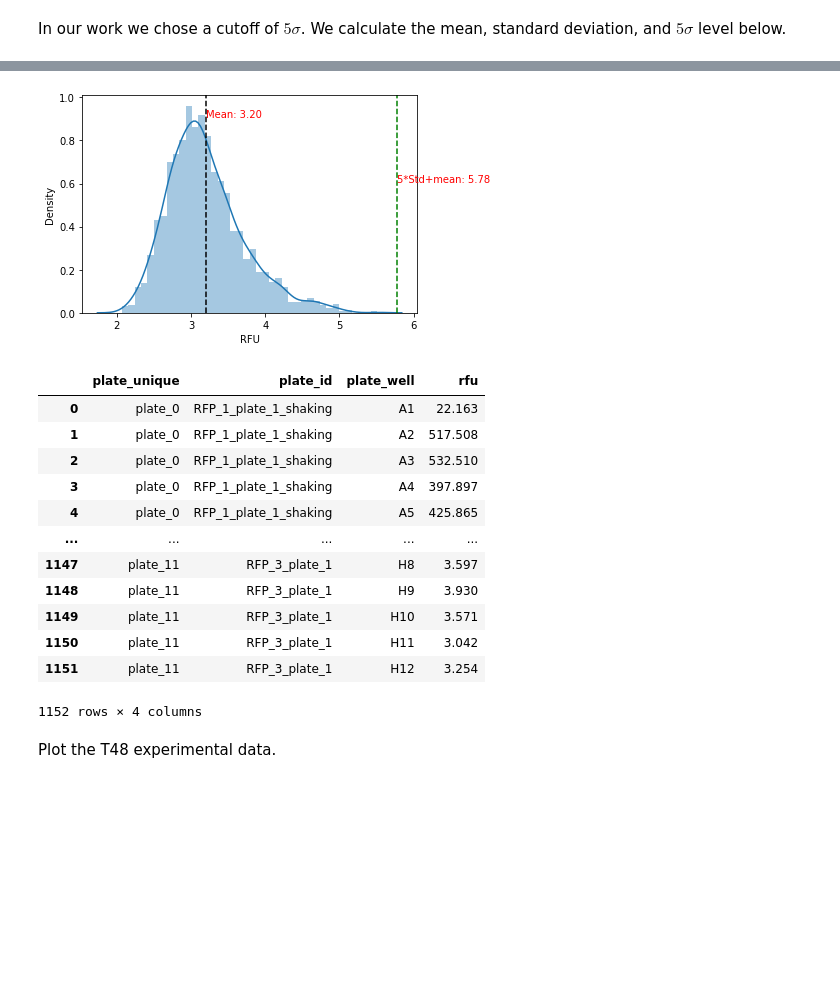
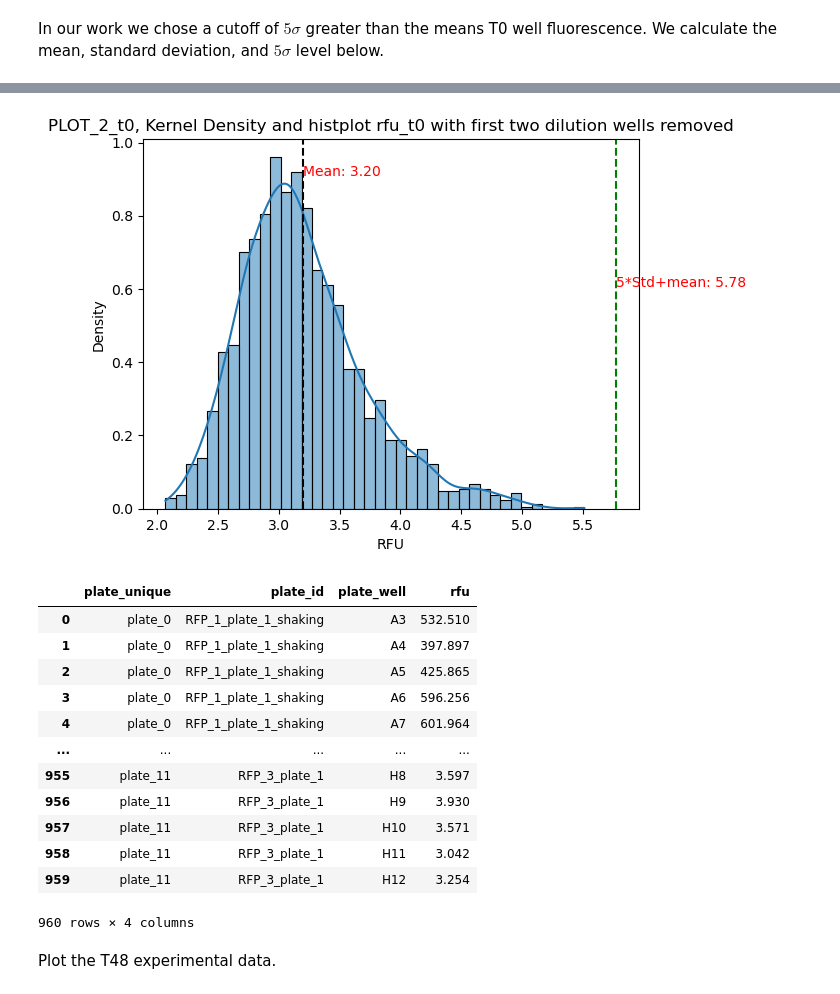
Before and after one commit to USDA-ARS-GBRU/MicroMPN_data-files, a Jupyter notebook: Determining_Threshold_AR.ipynb, the cells around one changed output, grey strips where cells are left out. Drawn from its saved outputs; the diff is of its cells as text; code cells hidden in the pictures; blank space fills up the shorter version.

```diff
--- a/Determining_Threshold_AR.ipynb
+++ b/Determining_Threshold_AR.ipynb
@@ -36,5 +34,6 @@ import itertools
 # %%
 # import T0 data file
-df_t0 = pd.read_csv('example_t0_rfu.csv')
-print("Shape of dataframe df_t0:", df_t0.shape)
+
+df_t0 = pd.read_csv('SpectraMax_output_to_column_format/example_t0_rfu.csv')
+df_t0
 # %% [output]
@@ -124,0 +66,16 @@ After removing the first dilutions the T0 data is cleaner.
+# %%
+def filter_wells(df: pd.DataFrame) -> pd.DataFrame:
+    """ Filter wells in columns 1 and 2 from the data
+
+        Input:
+            df:  a data frame with wells to be filtered
+
+        Returns:
+            A filtered pandas data frame
+    """
+    patternDel = "^[a-zA-Z](1|2)$"
+    filter = df['plate_well'].str.contains(patternDel)
+    return df[~filter].reset_index(drop=True)
+# %%
+df_t0cd = filter_wells(df_t0)
+df_t0cd
@@ -125,23 +96,24 @@ After removing the first dilutions the T0 data is cleaner.
 # %% [markdown]
-In our work we chose a cutoff of $5\sigma$. We calculate the mean, standard deviation, and $5\sigma$ level below.
+In our work we chose a cutoff of $5\sigma$ greater than the means T0 well fluorescence. We calculate the mean, standard deviation, and $5\sigma$ level below.
 # %%
-# PLOT_3_t0
+# PLOT_2_t0
+
 # calculate standard deviations
 mean_value_t0 = np.mean(df_t0cd["rfu"])
 print("the mean value is", mean_value_t0)
 
 std_dev_t0 = np.std(df_t0cd["rfu"])
-
 print("the standard deviation is", std_dev_t0)
 
 lower_limit_t0 = mean_value_t0 - (5*std_dev_t0)
 upper_limit_t0 = mean_value_t0 + (5*std_dev_t0)
-
 print("lower limit is", lower_limit_t0)
 print("upper limit is", upper_limit_t0)
 
 #add mean value and 5X the standard deviation to plot
-sns.distplot(df_t0cd["rfu"],bins = 40, kde=True)
+sns.histplot(
+    df_t0cd["rfu"], kde=True, bins=40, stat="density")
+plt.title('PLOT_2_t0, Kernel Density and histplot rfu_t0 with first two dilution wells removed')
 plt.xlabel("RFU")
 plt.ylabel('Density')
 #plt.xlim(mean_value_t0, upper_limit_t0)
@@ -163,23 +135,24 @@ upper limit is 5.776042628801373
-[figure, old version]
+[figure, new version]
 # %%
 #import T48 data file
 
-df_t48 = pd.read_csv("soil_only.csv")
-df_t48
+df_t48 = pd.read_csv("SpectraMax_output_to_column_format/soil_only.csv")
+df_t48cd =  filter_wells(df_t48)
+df_t48cd
 # %% [output]
 |  | plate_unique | plate_id | plate_well | rfu |
-| 0 | plate_0 | RFP_1_plate_1_shaking | A1 | 22.163 |
-| 1 | plate_0 | RFP_1_plate_1_shaking | A2 | 517.508 |
-| 2 | plate_0 | RFP_1_plate_1_shaking | A3 | 532.510 |
-| 3 | plate_0 | RFP_1_plate_1_shaking | A4 | 397.897 |
-| 4 | plate_0 | RFP_1_plate_1_shaking | A5 | 425.865 |
+| 0 | plate_0 | RFP_1_plate_1_shaking | A3 | 532.510 |
+| 1 | plate_0 | RFP_1_plate_1_shaking | A4 | 397.897 |
+| 2 | plate_0 | RFP_1_plate_1_shaking | A5 | 425.865 |
+| 3 | plate_0 | RFP_1_plate_1_shaking | A6 | 596.256 |
+| 4 | plate_0 | RFP_1_plate_1_shaking | A7 | 601.964 |
 | ... | ... | ... | ... | ... |
-| 1147 | plate_11 | RFP_3_plate_1 | H8 | 3.597 |
-| 1148 | plate_11 | RFP_3_plate_1 | H9 | 3.930 |
-| 1149 | plate_11 | RFP_3_plate_1 | H10 | 3.571 |
-| 1150 | plate_11 | RFP_3_plate_1 | H11 | 3.042 |
-| 1151 | plate_11 | RFP_3_plate_1 | H12 | 3.254 |
+| 955 | plate_11 | RFP_3_plate_1 | H8 | 3.597 |
+| 956 | plate_11 | RFP_3_plate_1 | H9 | 3.930 |
+| 957 | plate_11 | RFP_3_plate_1 | H10 | 3.571 |
+| 958 | plate_11 | RFP_3_plate_1 | H11 | 3.042 |
+| 959 | plate_11 | RFP_3_plate_1 | H12 | 3.254 |
-1152 rows × 4 columns
+960 rows × 4 columns
 # %% [markdown]
 Plot the T48 experimental data.
 # %%
```
Also changed, not shown: parts of 26 cells of this notebook.
